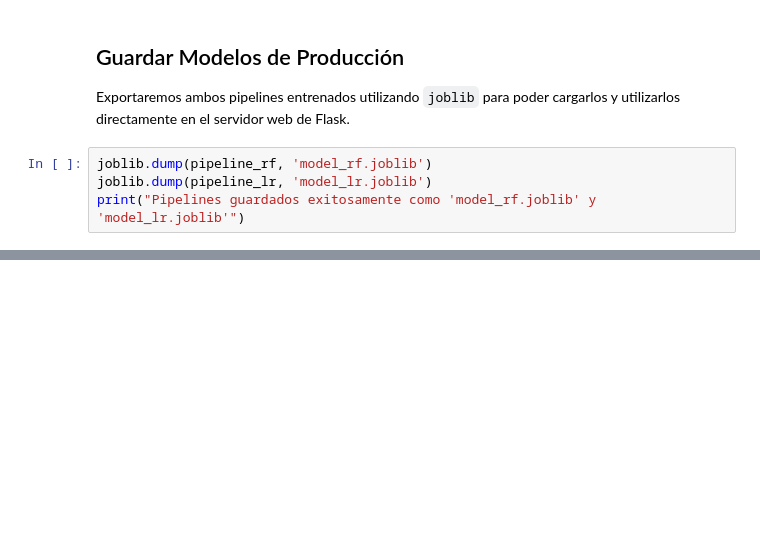
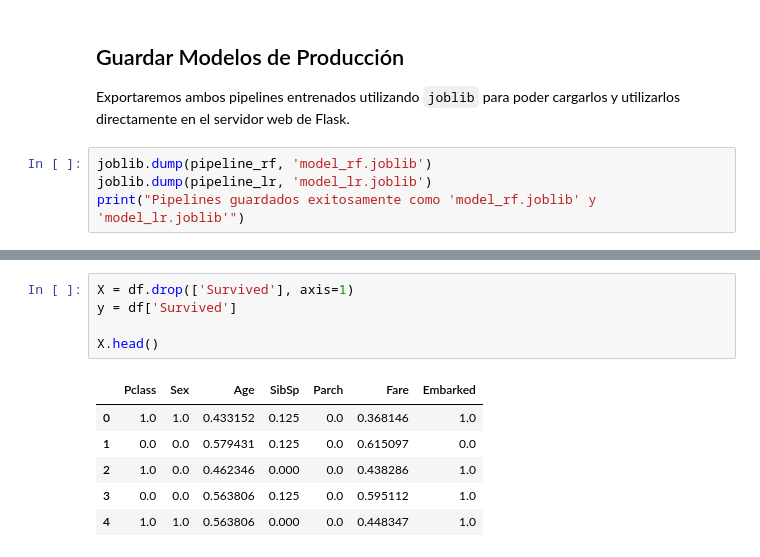
Before and after one commit to lordsnake1989/aprendizaje_supervisado, a Jupyter notebook: train.ipynb, the cells around one changed output, grey strips where cells are left out. Saved outputs shown, nothing was run; the diff lists cells and outputs as text; blank space fills up the shorter version.

```diff
--- a/train.ipynb
+++ b/train.ipynb
@@ -95,0 +113,12 @@ print("Pipelines guardados exitosamente como 'model_rf.joblib' y 'model_lr.jobli
+# %%
+X = df.drop(['Survived'], axis=1)
+y = df['Survived']
+
+X.head()
+# %% [output]
+|  | Pclass | Sex | Age | SibSp | Parch | Fare | Embarked |
+| 0 | 1.0 | 1.0 | 0.433152 | 0.125 | 0.0 | 0.368146 | 1.0 |
+| 1 | 0.0 | 0.0 | 0.579431 | 0.125 | 0.0 | 0.615097 | 0.0 |
+| 2 | 1.0 | 0.0 | 0.462346 | 0.000 | 0.0 | 0.438286 | 1.0 |
+| 3 | 0.0 | 0.0 | 0.563806 | 0.125 | 0.0 | 0.595112 | 1.0 |
+| 4 | 1.0 | 1.0 | 0.563806 | 0.000 | 0.0 | 0.448347 | 1.0 |
```
Also changed, not shown: parts of 15 cells of this notebook, 5 other files.
